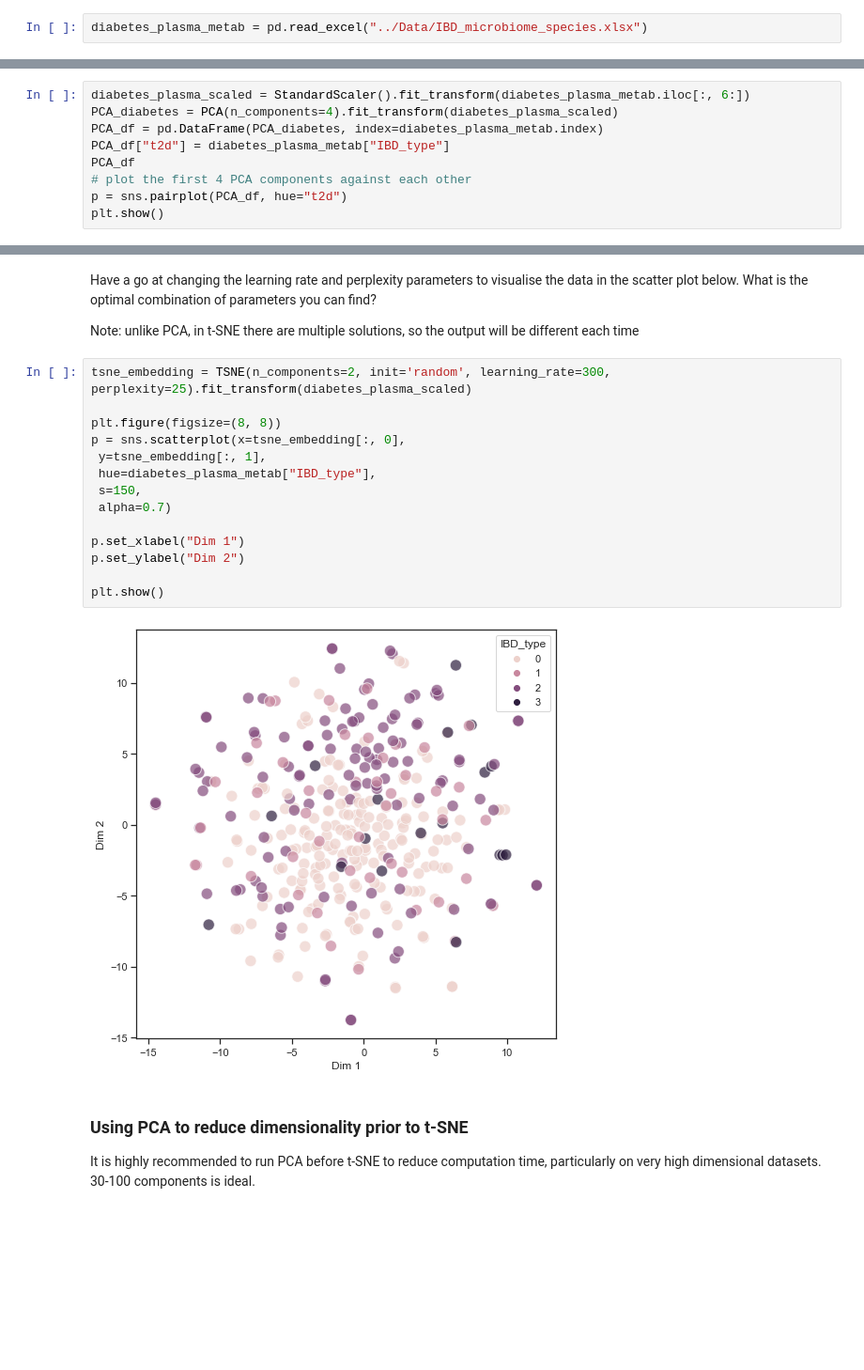
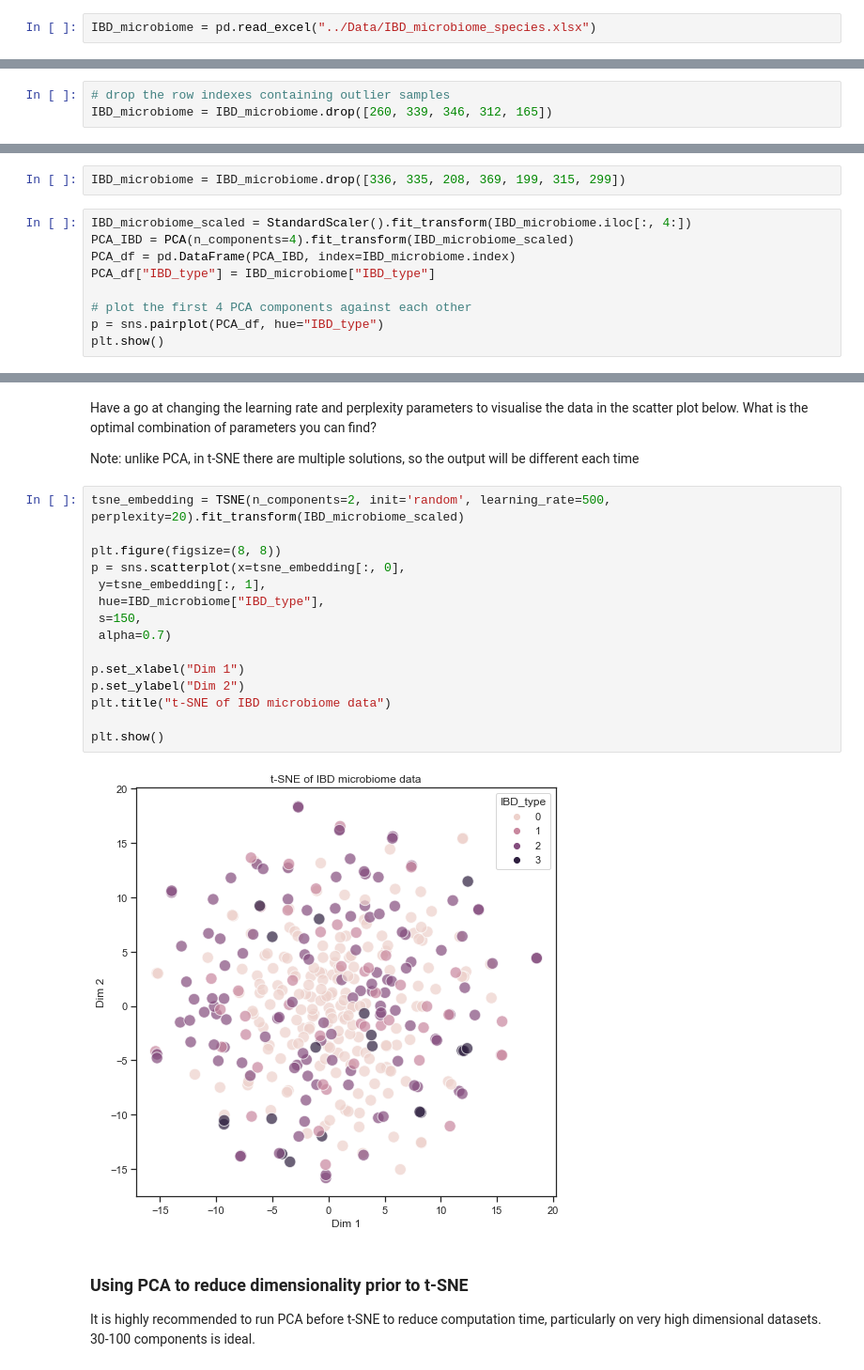
Before and after one commit to ICL-BMB-BiDS/BIDS4-DimensionReduction3, a Jupyter notebook: DimensionReduction3_Answers.ipynb, the cells around one changed output, grey strips where cells are left out. Shown at 94% size. Saved outputs shown, nothing was run; the diff lists cells and outputs as text; blank space fills up the shorter version.

```diff
--- a/DimensionReduction3_Answers.ipynb
+++ b/DimensionReduction3_Answers.ipynb
@@ -25,3 +25,3 @@ Read in the omics datasets using the pandas [read_excel()](https://pandas.pydata
 # %%
-diabetes_plasma_metab = pd.read_excel("../Data/IBD_microbiome_species.xlsx")
+IBD_microbiome = pd.read_excel("../Data/IBD_microbiome_species.xlsx")
 # %%
@@ -77,0 +98,3 @@ plt.show()
+# %%
+# drop the row indexes containing outlier samples
+IBD_microbiome = IBD_microbiome.drop([260, 339, 346, 312, 165])
@@ -88,10 +122,12 @@ diabetes_plasma_metab = diabetes_plasma_metab.drop([260, 339, 346, 312, 165])
+# %%
+IBD_microbiome = IBD_microbiome.drop([336, 335, 208, 369, 199, 315, 299])
 # %%
-diabetes_plasma_scaled = StandardScaler().fit_transform(diabetes_plasma_metab.iloc[:, 6:])
-PCA_diabetes = PCA(n_components=4).fit_transform(diabetes_plasma_scaled)
-PCA_df = pd.DataFrame(PCA_diabetes, index=diabetes_plasma_metab.index)
-PCA_df["t2d"] = diabetes_plasma_metab["IBD_type"]
-PCA_df
+IBD_microbiome_scaled = StandardScaler().fit_transform(IBD_microbiome.iloc[:, 4:])
+PCA_IBD = PCA(n_components=4).fit_transform(IBD_microbiome_scaled)
+PCA_df = pd.DataFrame(PCA_IBD, index=IBD_microbiome.index)
+PCA_df["IBD_type"] = IBD_microbiome["IBD_type"]
+
 # plot the first 4 PCA components against each other
-p = sns.pairplot(PCA_df, hue="t2d")
+p = sns.pairplot(PCA_df, hue="IBD_type")
 plt.show()
 # %% [output]
@@ -223,21 +217,22 @@ Have a go at changing the learning rate and perplexity parameters to visualise t
 
 Note: unlike PCA, in t-SNE there are multiple solutions, so the output will be different each time
 # %%
-tsne_embedding = TSNE(n_components=2, init='random', learning_rate=300, perplexity=25).fit_transform(diabetes_plasma_scaled)
+tsne_embedding = TSNE(n_components=2, init='random', learning_rate=500, perplexity=20).fit_transform(IBD_microbiome_scaled)
 
 plt.figure(figsize=(8, 8))
 p = sns.scatterplot(x=tsne_embedding[:, 0],
  y=tsne_embedding[:, 1],
- hue=diabetes_plasma_metab["IBD_type"],
+ hue=IBD_microbiome["IBD_type"],
  s=150,
  alpha=0.7)
 
 p.set_xlabel("Dim 1")
 p.set_ylabel("Dim 2")
+plt.title("t-SNE of IBD microbiome data")
 
 plt.show()
 # %% [output]
-[figure, old version]
+[figure, new version]
 # %% [markdown]
 ### Using PCA to reduce dimensionality prior to t-SNE
 It is highly recommended to run PCA before t-SNE to reduce computation time, particularly on very high dimensional datasets. 30-100 components is ideal.
```
Also changed, not shown: parts of 43 cells of this notebook, 1 other file.
